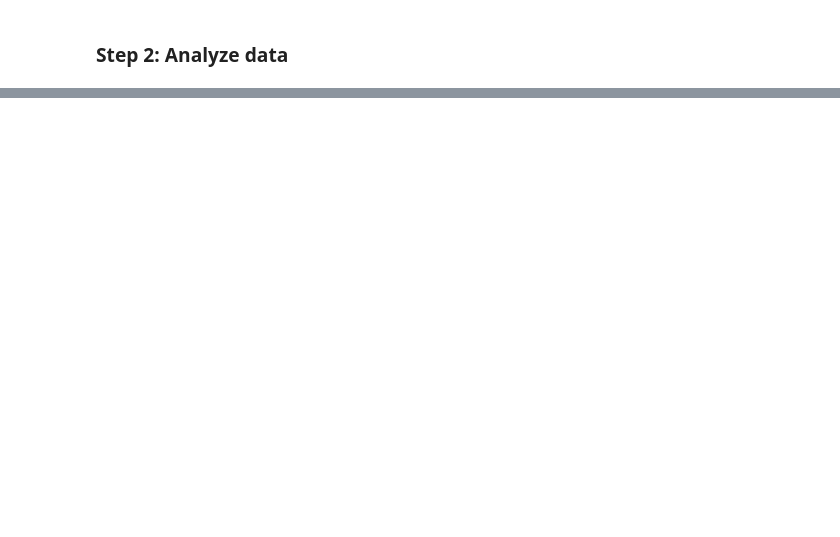
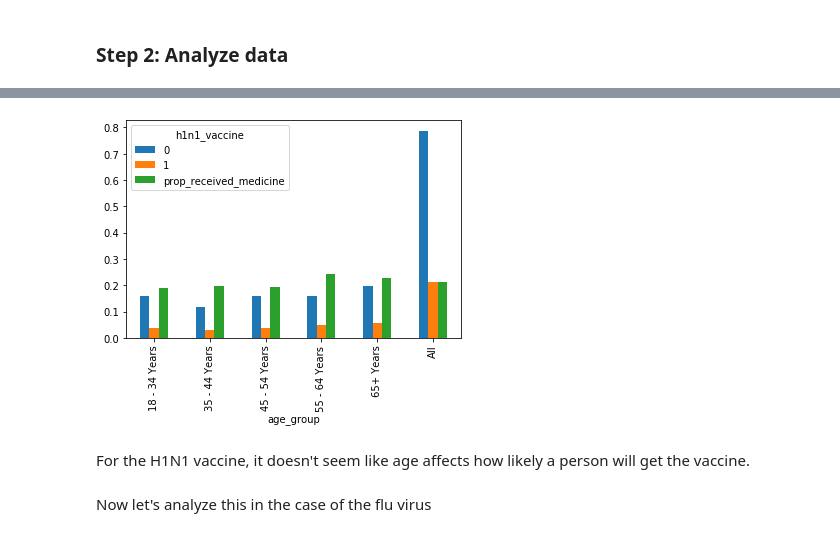
Before and after one commit to anubhavcoder/flu_shot_learning, a Jupyter notebook: data_exploration.ipynb, the cells around one changed output, grey strips where cells are left out. Saved outputs shown, nothing was run; the diff lists cells and outputs as text; code cells hidden in the pictures; blank space fills up the shorter version.

```diff
--- a/data_exploration.ipynb
+++ b/data_exploration.ipynb
@@ -79,0 +181,4 @@ plt.show()
+# %%
+# normalized version
+tab = pd.crosstab(train['age_group'],  train_labels['h1n1_vaccine'], margins = True, normalize = True)
+tab
@@ -79,0 +194,12 @@ plt.show()
+# %%
+# get proportion of people receiving h1n1 vaccine, by row
+tab['prop_received_medicine'] = tab[1] / (tab[0]  + tab[1])
+# %%
+tab[[0, 1, 'prop_received_medicine']].plot(kind = 'bar')
+plt.show()
+# %% [output]
+[figure, added]
+# %% [markdown]
+For the H1N1 vaccine, it doesn't seem like age affects how likely a person will get the vaccine.
+# %% [markdown]
+Now let's analyze this in the case of the flu virus
```
Also changed, not shown: parts of 53 cells of this notebook, 1 other file.
